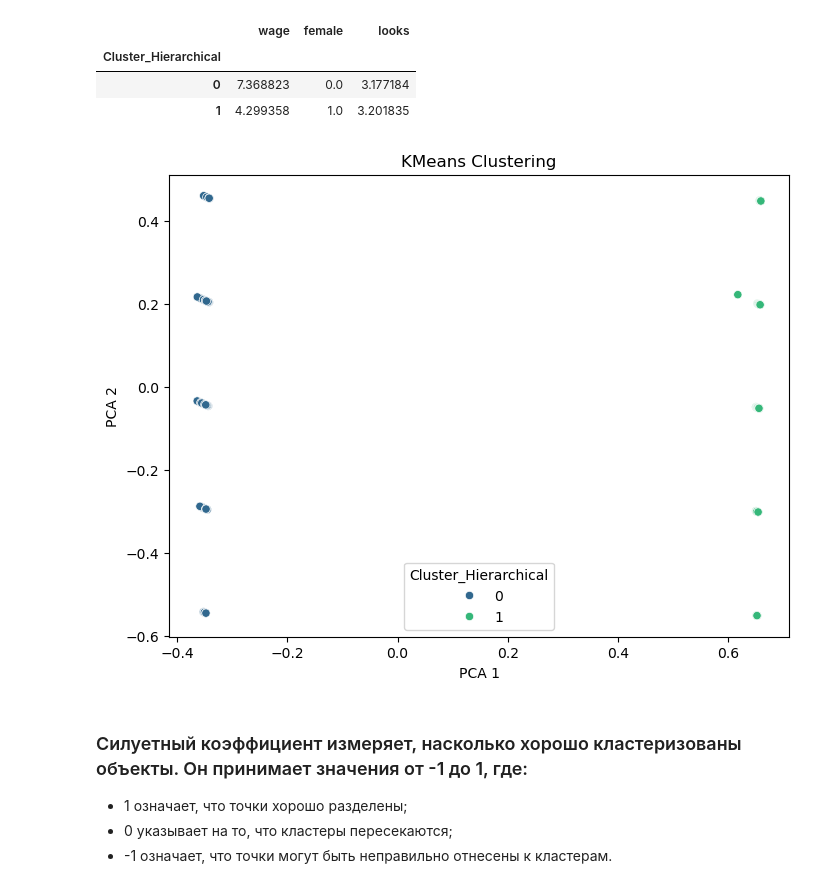
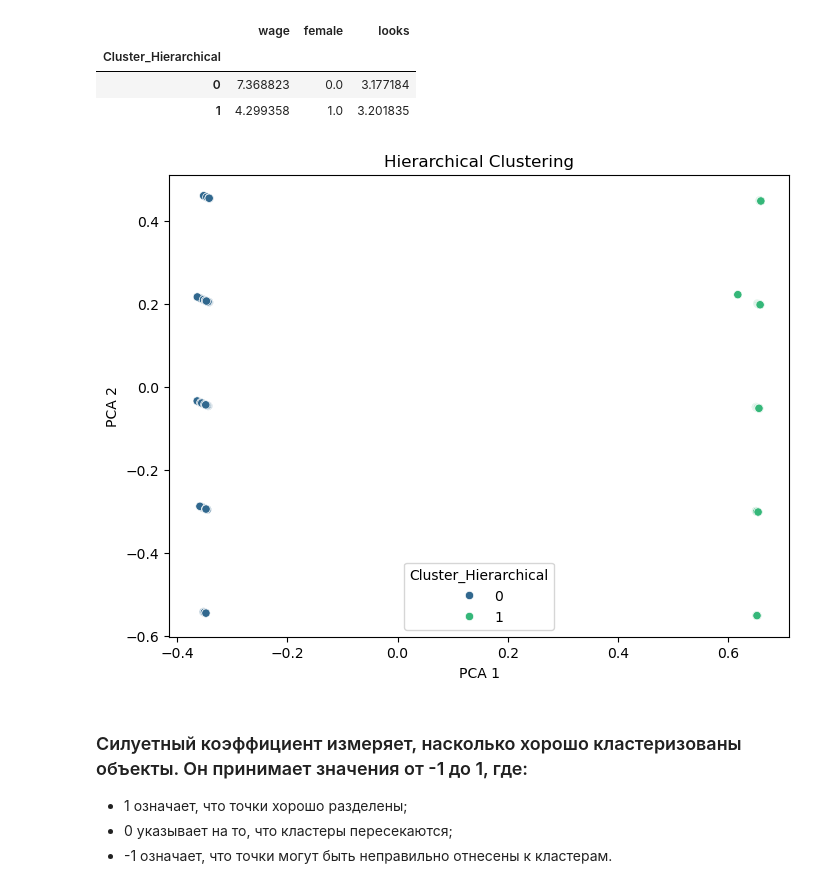
Before and after one commit to crissyro/kaggle_projects, a Jupyter notebook: notebooks/beauty_claster.ipynb, the cells around one changed output. Drawn from its saved outputs; the diff is of its cells as text; code cells hidden in the pictures.

```diff
--- a/notebooks/beauty_claster.ipynb
+++ b/notebooks/beauty_claster.ipynb
@@ -200,14 +199,14 @@ df.groupby('Cluster_Hierarchical')[features].mean()
 # %%
 pca = PCA(n_components=2)
 data_pca = pca.fit_transform(data_scaled)
 
 plt.figure(figsize=(8, 6))
 sns.scatterplot(x=data_pca[:, 0], y=data_pca[:, 1], hue=df['Cluster_Hierarchical'], palette='viridis')
-plt.title('KMeans Clustering')
+plt.title('Hierarchical Clustering')
 plt.xlabel('PCA 1')
 plt.ylabel('PCA 2');
 # %% [output]
-[figure, old version]
+[figure, new version]
 # %% [markdown]
 ### Силуетный коэффициент измеряет, насколько хорошо кластеризованы объекты. Он принимает значения от -1 до 1, где:
 
```
Also changed, not shown: parts of 3 cells of this notebook.
